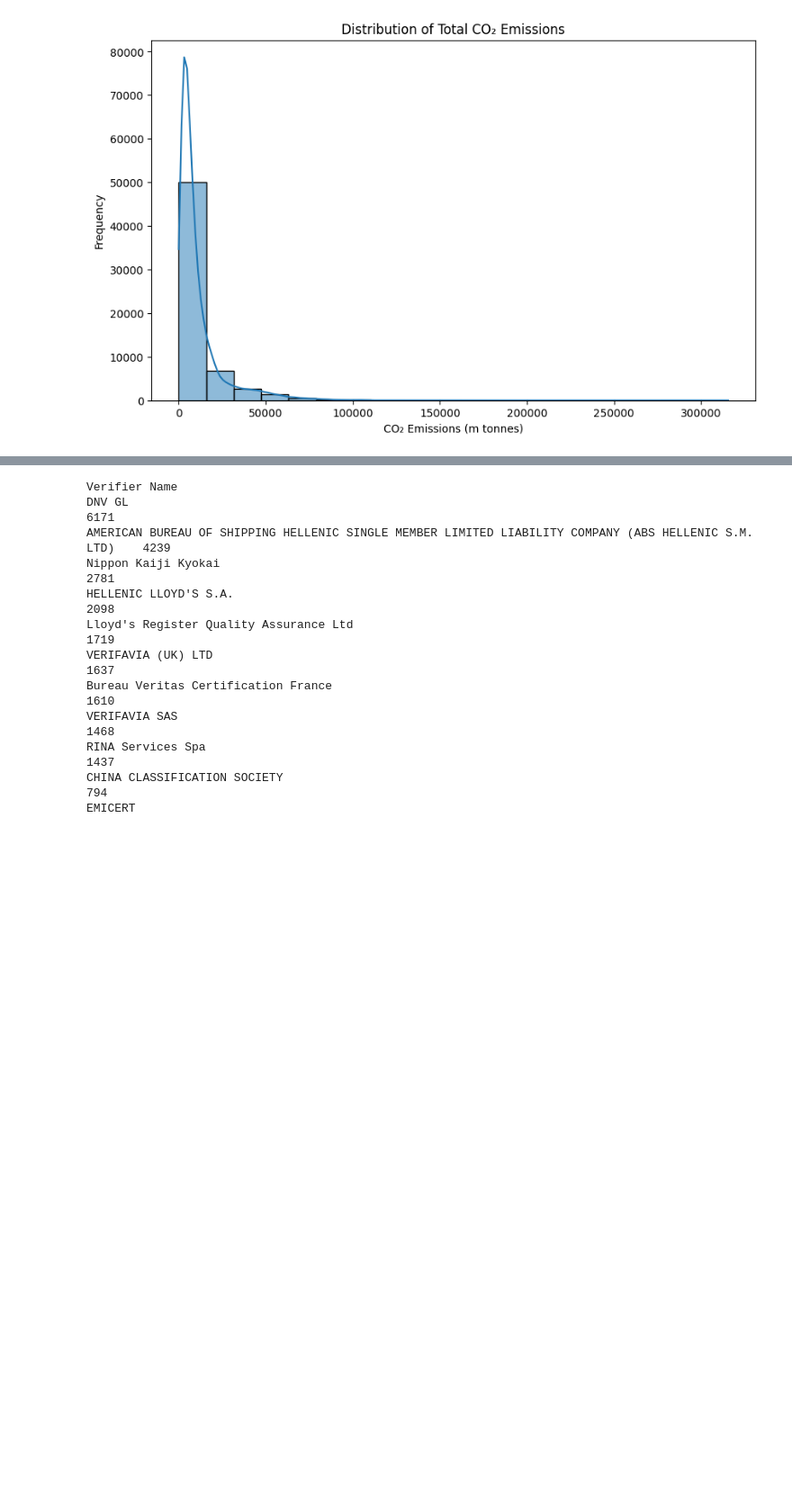
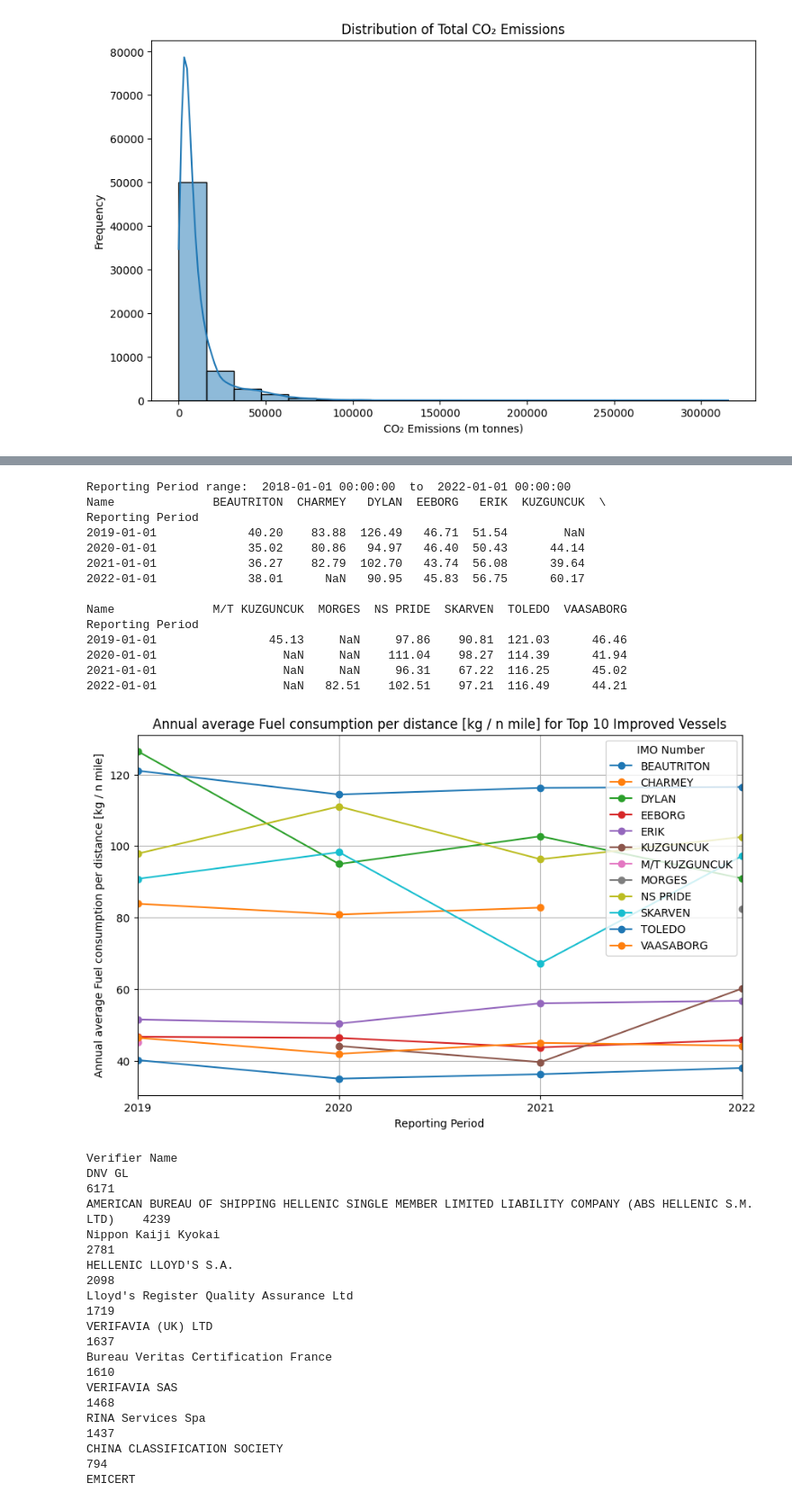
Before and after one commit to captv89/eumrv-data, a Jupyter notebook: learn.ipynb, the cells around one changed output, grey strips where cells are left out. Shown at 90% size. Drawn from its saved outputs; the diff is of its cells as text; code cells hidden in the pictures; blank space fills up the shorter version.

Commit message:
comparative vessel performance improvements

```diff
--- a/learn.ipynb
+++ b/learn.ipynb
@@ -218,17 +218,21 @@ file_path = {
 # Combine all the data into one DataFrame
 all_data = pd.DataFrame()
 for year in file_path:
+    print(year)
     data = pd.read_csv(file_path[year])
     data['Year'] = year
     all_data = pd.concat([all_data, data])
 
 
 # Preprocessing
-all_data['Reporting Period'] = pd.to_datetime(data['Reporting Period'])
+all_data['Reporting Period'] = pd.to_datetime(all_data['Reporting Period'], format='%Y')
+
+# Print the Reporting Period range
+print("Reporting Period range: ", all_data['Reporting Period'].min(), " to ", all_data['Reporting Period'].max())
 # all_data.set_index('Reporting Period', inplace=True)
 
 # EDA - Summary statistics
-summary_stats = data.describe()
+summary_stats = all_data.describe()
 
 print(summary_stats)
 # %% [output]
@@ -294,3 +333,65 @@ plt.show()
+# %%
+data = all_data.copy()
+
+# Print the Reporting Period range
+print("Reporting Period range: ", data['Reporting Period'].min(), " to ", data['Reporting Period'].max())
+
+
+# Clean the 'Annual average Fuel consumption per distance [kg / n mile]' column
+data['Annual average Fuel consumption per distance [kg / n mile]'] = pd.to_numeric(data['Annual average Fuel consumption per distance [kg / n mile]'], errors='coerce')
+
+
+# Identify vessels that have improved over the last 5 years
+data['4-year change'] = data.groupby('IMO Number')['Annual average Fuel consumption per distance [kg / n mile]'].diff(periods=4)
+improved_vessels = data[data['4-year change'] < 0]
+
+# print("Vessels that have improved over the last 4 years:")
+
+
+# Sort improved vessels from most changed to least
+sorted_improved_vessels = improved_vessels.sort_values(by='4-year change', ascending=False)
+
+# Get the top 10 vessels with the most improvement
+top_improved_vessels = sorted_improved_vessels.nlargest(10, '4-year change')
+# print(top_improved_vessels)
+
+
+# Filter data for the last 3 years and selected vessels
+filtered_data = data[data['IMO Number'].isin(top_improved_vessels['IMO Number'])]
+filtered_data = filtered_data[filtered_data['Reporting Period'].dt.year >= (filtered_data['Reporting Period'].max().year - 3)]
+# print(filtered_data)
+
+
+# Create a pivot table
+pivot_table = filtered_data.pivot_table(values='Annual average Fuel consumption per distance [kg / n mile]',
+                                        index='Reporting Period', columns='Name', aggfunc='first')
+
+print(pivot_table)
+
+# Plot the data
+pivot_table.plot(marker='o', figsize=(10, 6))
+plt.title("Annual average Fuel consumption per distance [kg / n mile] for Top 10 Improved Vessels")
+plt.xlabel("Reporting Period")
+plt.ylabel("Annual average Fuel consumption per distance [kg / n mile]")
+plt.legend(title="IMO Number")
+plt.grid(True)
+plt.show()
+# %% [output]
+Reporting Period range:  2018-01-01 00:00:00  to  2022-01-01 00:00:00
+Name              BEAUTRITON  CHARMEY   DYLAN  EEBORG   ERIK  KUZGUNCUK  \
+Reporting Period
+2019-01-01             40.20    83.88  126.49   46.71  51.54        NaN
+2020-01-01             35.02    80.86   94.97   46.40  50.43      44.14
+2021-01-01             36.27    82.79  102.70   43.74  56.08      39.64
+2022-01-01             38.01      NaN   90.95   45.83  56.75      60.17
+
+Name              M/T KUZGUNCUK  MORGES  NS PRIDE  SKARVEN  TOLEDO  VAASABORG
+Reporting Period
+2019-01-01                45.13     NaN     97.86    90.81  121.03      46.46
+2020-01-01                  NaN     NaN    111.04    98.27  114.39      41.94
+2021-01-01                  NaN     NaN     96.31    67.22  116.25      45.02
+2022-01-01                  NaN   82.51    102.51    97.21  116.49      44.21
+[figure, added]
 # %%
 # Print the number of ships per verifier
 countByType = data.groupby('Verifier Name')['Name'].nunique()
```
Also changed, not shown: parts of 3 cells of this notebook.
